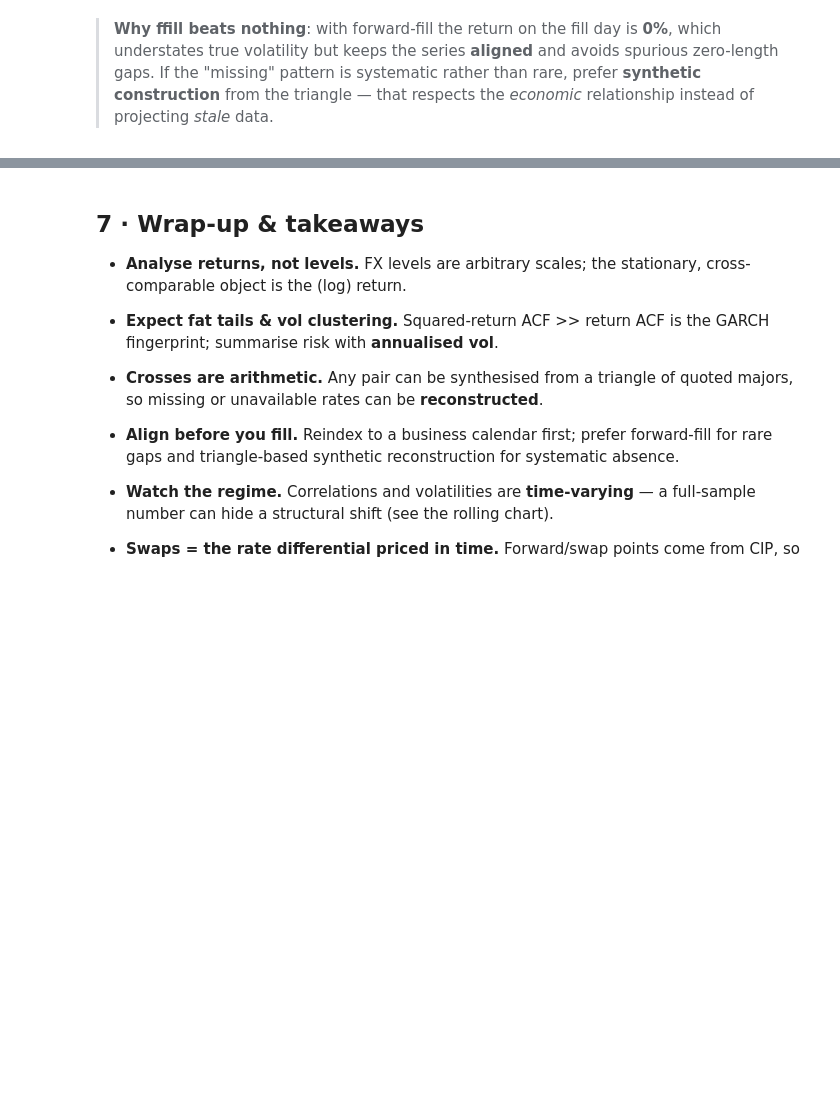
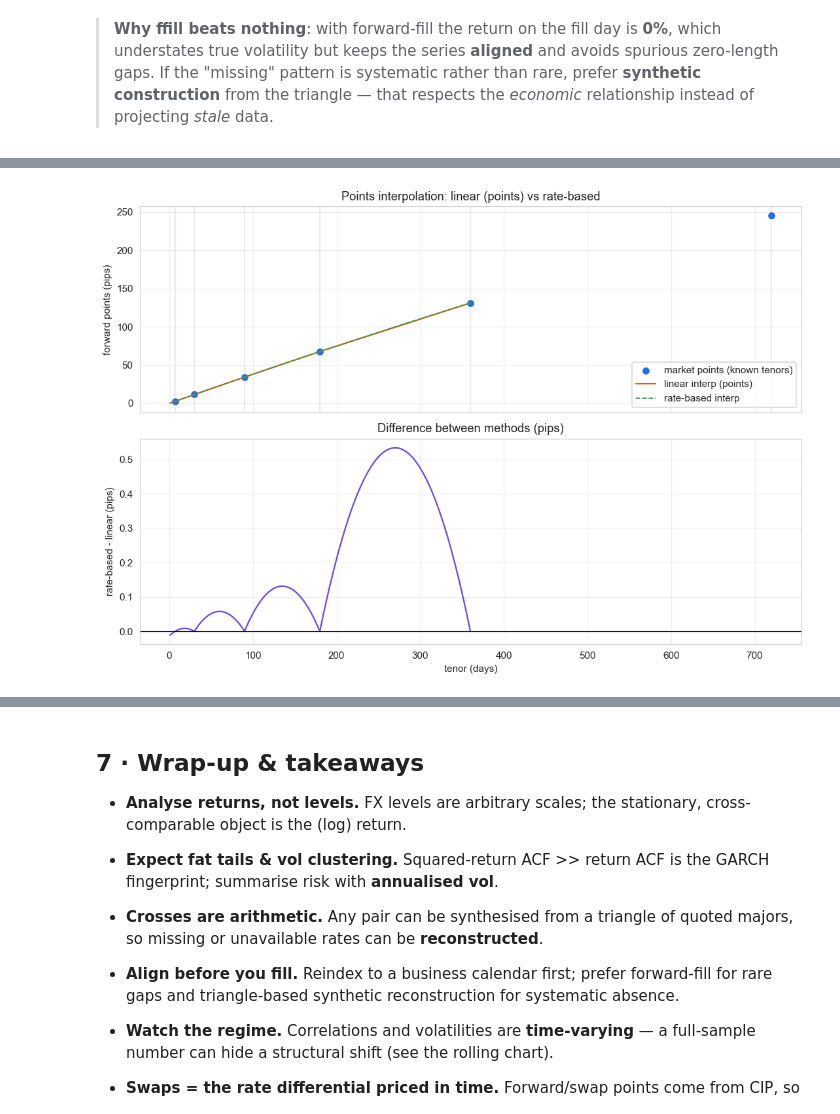
Before and after one commit to yev-dev/quant-finance, a Jupyter notebook: qf/assets/notebooks/fx_time_series_study.ipynb, the cells around one changed output, grey strips where cells are left out. Cells and saved outputs as stored; diff of their text form; code cells hidden in the pictures; blank space fills up the shorter version.

```diff
--- a/qf/assets/notebooks/fx_time_series_study.ipynb
+++ b/qf/assets/notebooks/fx_time_series_study.ipynb
@@ -941,0 +1257,85 @@ print("legs would make the implied cross drift visibly from the quoted rate.")
+# %%
+# Visualise pips and compare interpolation methods (points vs rate-based)
+import numpy as np
+import matplotlib.pyplot as plt
+
+# Known data (from earlier cells)
+xp = np.asarray(tenors)            # available tenor days
+fp = np.asarray(forward_points_pips)  # points in pips (from earlier forwards calculation)
+spot_val = float(spot)
+
+# Grid (1..360 days)
+grid = np.arange(1, 361)
+
+# Linear interpolation/extrapolation in points (pips)
+interp_pts = np.interp(grid, xp, fp)
+# Extrapolate linearly beyond known tenors
+if grid[0] < xp[0]:
+    slope_left = (fp[1] - fp[0]) / (xp[1] - xp[0])
+    left_mask = grid < xp[0]
+    interp_pts[left_mask] = fp[0] + slope_left * (grid[left_mask] - xp[0])
+if grid[-1] > xp[-1]:
+    slope_right = (fp[-1] - fp[-2]) / (xp[-1] - xp[-2])
+    right_mask = grid > xp[-1]
+    interp_pts[right_mask] = fp[-1] + slope_right * (grid[right_mask] - xp[-1])
+
+# Rate-based interpolation: get implied continuous rate differential, interpolate it, rebuild forwards
+years_xp = xp / 360.0
+# protect division by zero
+r_diff = np.log((spot_val + fp/10000.0 * 1.0) + 0.0)
+# Correct computation for r_diff = ln(F/S)/T
+F_vals = spot_val + fp / 10000.0
+r_diff = np.log(F_vals / spot_val) / years_xp
+
+# Interpolate/extrapolate r_diff on grid
+r_interp = np.interp(grid, xp, r_diff)
+if grid[0] < xp[0]:
+    slope_left_r = (r_diff[1] - r_diff[0]) / (xp[1] - xp[0])
+    left_mask = grid < xp[0]
+    r_interp[left_mask] = r_diff[0] + slope_left_r * (grid[left_mask] - xp[0])
+if grid[-1] > xp[-1]:
+    slope_right_r = (r_diff[-1] - r_diff[-2]) / (xp[-1] - xp[-2])
+    right_mask = grid > xp[-1]
+    r_interp[right_mask] = r_diff[-1] + slope_right_r * (grid[right_mask] - xp[-1])
+
+forwards_rate = spot_val * np.exp(r_interp * (grid / 360.0))
+points_rate = (forwards_rate - spot_val) * 10000.0
+
+# Plot comparison
+fig, (ax1, ax2) = plt.subplots(2, 1, figsize=(10, 7), sharex=True)
+ax1.scatter(xp, fp, color='#1f6feb', label='market points (known tenors)')
+ax1.plot(grid, interp_pts, color='#e8590c', lw=1.4, label='linear interp (points)')
+ax1.plot(grid, points_rate, color='#2f9e44', lw=1.2, ls='--', label='rate-based interp')
+ax1.set_ylabel('forward points (pips)')
+ax1.set_title('Points interpolation: linear (points) vs rate-based')
+ax1.legend()
+ax1.grid(alpha=0.3)
+
+# Difference (rate - linear)
+diff = points_rate - interp_pts
+ax2.plot(grid, diff, color='#7048e8')
+ax2.axhline(0, color='k', lw=0.8)
+ax2.set_xlabel('tenor (days)')
+ax2.set_ylabel('rate-based - linear (pips)')
+ax2.set_title('Difference between methods (pips)')
+ax2.grid(alpha=0.3)
+
+# Mark known tenor ticks
+for t in xp:
+    ax1.axvline(t, color='gray', alpha=0.15)
+
+fig.tight_layout()
+plt.show()
+
+# Demonstrate pricing for a few broken tenors and compare methods
+requested_days = [15, 45, 75, 200]
+print('Requested tenor | linear_points (pips) | rate_interp (pips) | nearest (pips)')
+for d in requested_days:
+    p_lin_price, p_lin_pts = price_broken_tenor(d, xp, F_vals, spot_val, method='linear_points')
+    p_rate_price, p_rate_pts = price_broken_tenor(d, xp, F_vals, spot_val, method='rate_interp')
+    p_near_price, p_near_pts = price_broken_tenor(d, xp, F_vals, spot_val, method='nearest')
+    print(f"{d:14d} | {p_lin_pts:17.3f} | {p_rate_pts:16.3f} | {p_near_pts:12.3f}")
+
+print('\nNote: small differences are expected; rate-based interpolation is multiplicatively consistent and preferred for pricing.' )
+# %% [output]
+[figure, added]
```
Also changed, not shown: parts of 34 cells of this notebook, 10 other files.
